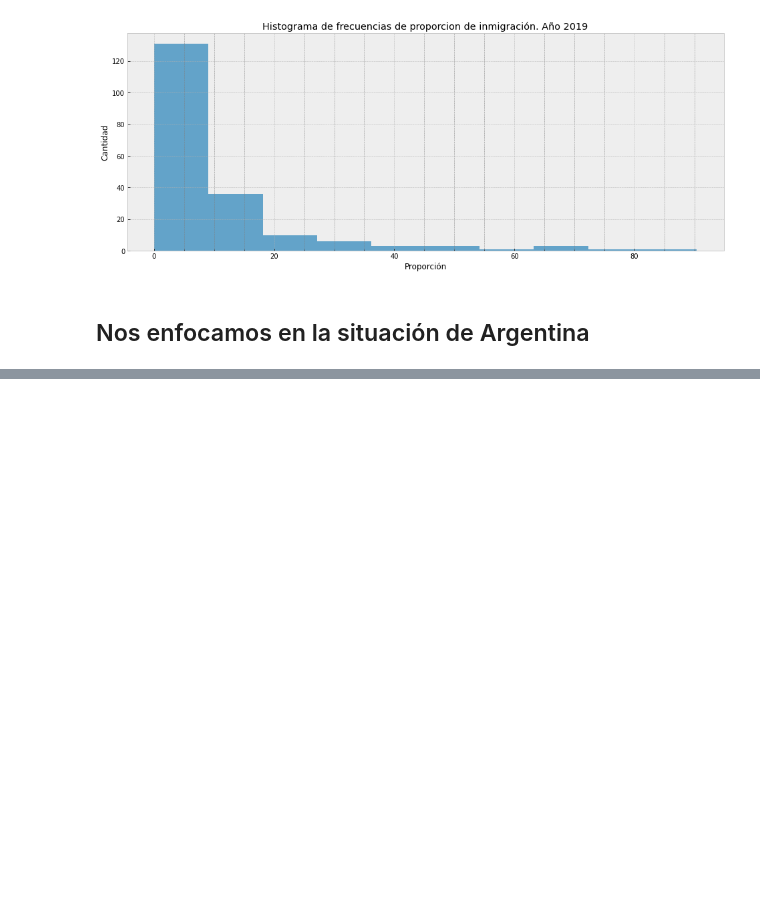
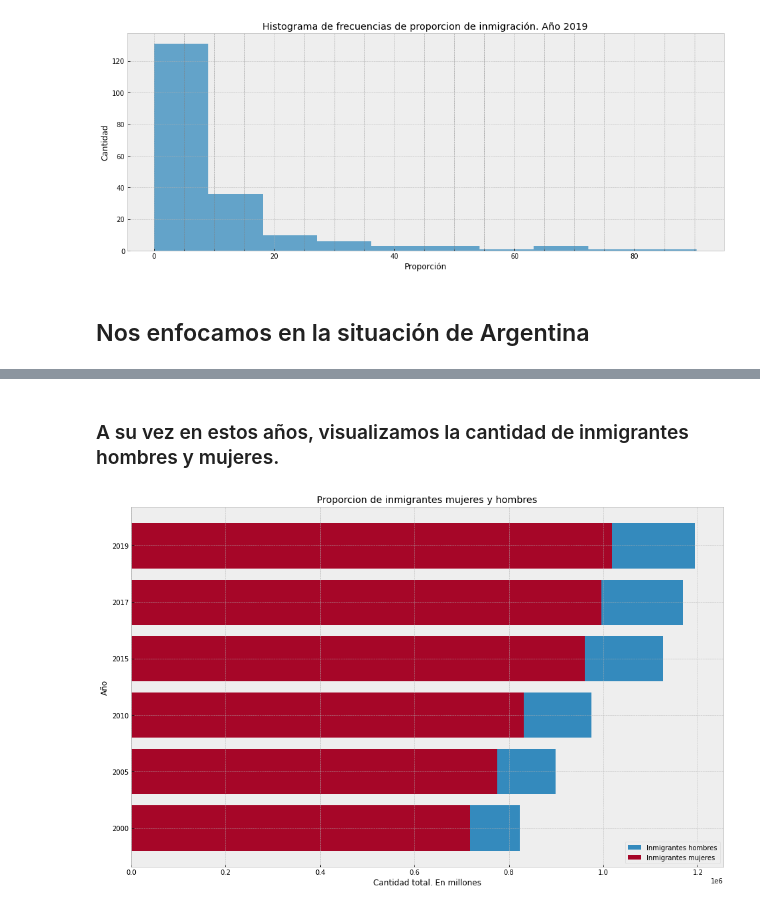
Before and after one commit to ispc-programador2022/TSSSM5, a Jupyter notebook: Scraping/Informe.ipynb, the cells around one changed output, grey strips where cells are left out. Saved outputs shown, nothing was run; the diff lists cells and outputs as text; code cells hidden in the pictures; blank space fills up the shorter version.

```diff
--- a/Scraping/Informe.ipynb
+++ b/Scraping/Informe.ipynb
@@ -245,0 +251,14 @@ ax.legend()
+# %% [markdown]
+### A su vez en estos años, visualizamos la cantidad de inmigrantes hombres y mujeres.
+# %%
+fig, ax = plt.subplots(figsize=(16,10))
+ax.barh(arg_inmig["Year"], arg_inmig["Inmigrantes_hombres"], label = 'Inmigrantes hombres')
+ax.barh(arg_inmig["Year"], arg_inmig["Inmigrantes_mujeres"], label = 'Inmigrantes mujeres')
+
+ax.set_title('Proporcion de inmigrantes mujeres y hombres')
+ax.set_ylabel('Año')
+ax.set_xlabel('Cantidad total. En millones')
+plt.legend()
+plt.show()
+# %% [output]
+[figure, added]
```
Also changed, not shown: parts of 7 cells of this notebook.
